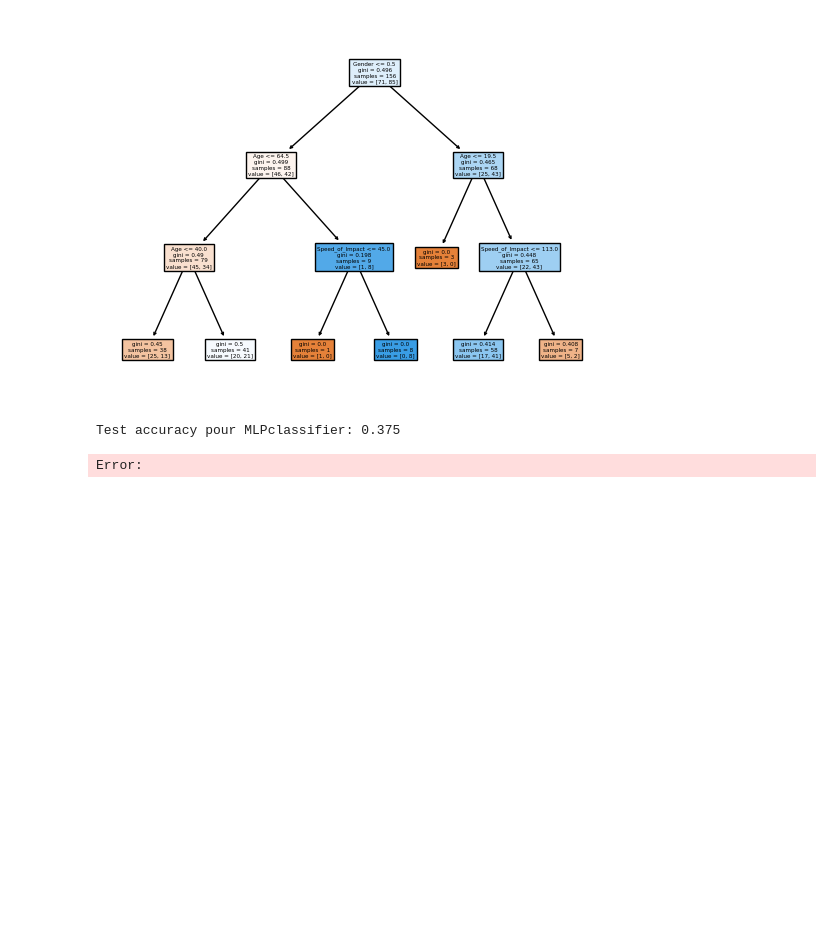
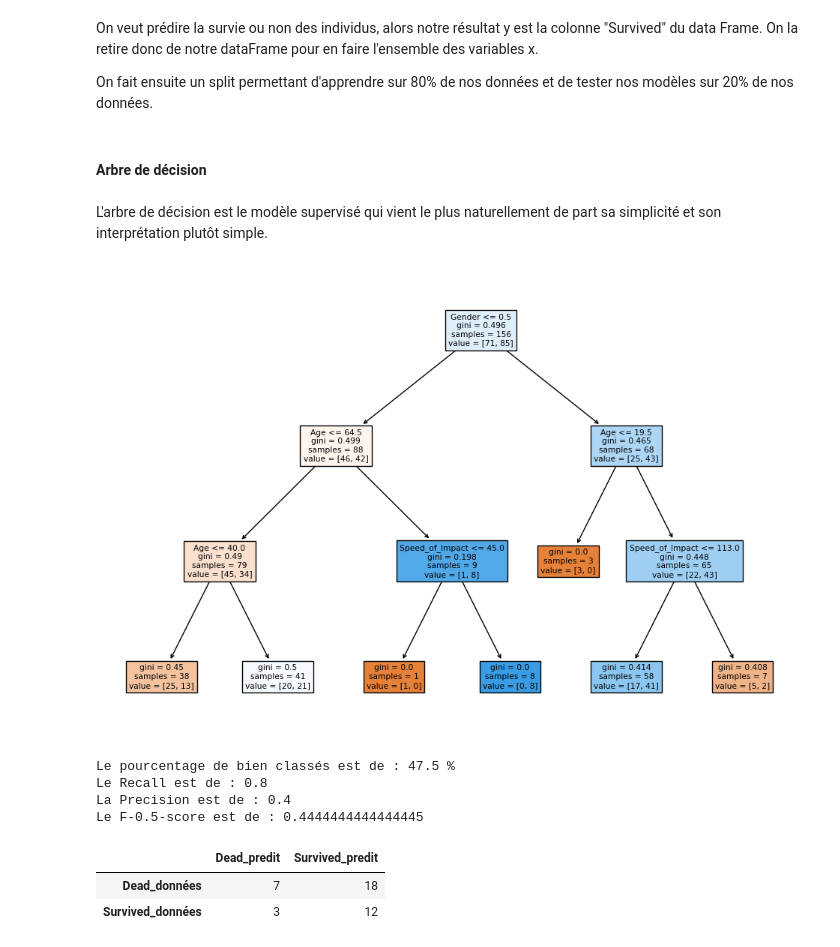
Before and after one commit to OUEDRAOGO-ANGELO/Mini-Projet-1-Accident, a Jupyter notebook: Accident.ipynb, the cells around one changed output. Cells and saved outputs as stored; diff of their text form; code cells hidden in the pictures; blank space fills up the shorter version.

```diff
--- a/Accident.ipynb
+++ b/Accident.ipynb
@@ -42,6 +94,3 @@ Name: count, dtype: int64
 y = data["Survived"]
 x = data.drop("Survived", axis=1)
 x_train, x_test, y_train, y_test  = train_test_split(x, y, test_size=0.2, random_state=42)
-# %%
-model_rf = RandomForestClassifier()
-model_rf.fit(x_train, y_train)
@@ -60,23 +97,35 @@ columns
-# %%
-from sklearn.tree import DecisionTreeClassifier, plot_tree
-import matplotlib.pyplot as plt
-clf = DecisionTreeClassifier(max_depth=3)
-clf.fit(X = x_train, y = y_train)
-plot_tree(clf, feature_names= columns, filled=True);
-# %% [output]
-[figure, removed]
-# %%
-from sklearn.neural_network import MLPClassifier
-
-model_mlp = MLPClassifier(hidden_layer_sizes=(1,50,2), max_iter=1000, random_state=42, activation='relu')
-model_mlp.fit(x_train, y_train)
-
-# Prédictions sur les données de test
-predictions_mlp = model_mlp.predict(x_test)
-
-# Évaluation de l'efficacité du modèle
-accuracy_mlp = accuracy_score(y_test, predictions_mlp)
-print(f'Test accuracy pour MLPclassifier: {accuracy_mlp}')
-# %% [output]
-Test accuracy pour MLPclassifier: 0.375
-Error:
+# %% [markdown]
+On veut prédire la survie ou non des individus, alors notre résultat y est la colonne "Survived" du data Frame. On la retire donc de notre dataFrame pour en faire l'ensemble des variables x.
+
+On fait ensuite un split permettant d'apprendre sur 80% de nos données et de tester nos modèles sur 20% de nos données.
+# %% [markdown]
+#### Arbre de décision
+# %% [markdown]
+L'arbre de décision est le modèle supervisé qui vient le plus naturellement de part sa simplicité et son interprétation plutôt simple.
+# %%
+# Entrainement du modèle
+clf = DecisionTreeClassifier(max_depth=3)
+clf.fit(X = x_train, y = y_train)
+
+# Affichage de l'arbre de décision
+plt.figure(figsize=(12,8))
+plot_tree(clf, feature_names= x.columns, filled=True)
+plt.show()
+
+#Evaluation du modèle
+print(f"Le pourcentage de bien classés est de : {accuracy_score(y_test, clf.predict(x_test))*100} %")
+print(f"Le Recall est de : {recall_score(y_test, clf.predict(x_test))}")
+print(f"La Precision est de : {precision_score(y_test, clf.predict(x_test))}")
+print(f"Le F-0.5-score est de : {fbeta_score(y_test, clf.predict(x_test), beta=0.5)}")
+pd.DataFrame(confusion_matrix(y_test, clf.predict(x_test)),
+             index = ["Dead_données", "Survived_données"],
+             columns = ["Dead_predit", "Survived_predit"])
+# %% [output]
+[figure, added]
+Le pourcentage de bien classés est de : 47.5 %
+Le Recall est de : 0.8
+La Precision est de : 0.4
+Le F-0.5-score est de : 0.4444444444444445
+|  | Dead_predit | Survived_predit |
+| Dead_données | 7 | 18 |
+| Survived_données | 3 | 12 |
```
Also changed, not shown: parts of 59 cells of this notebook, 1 other file.
